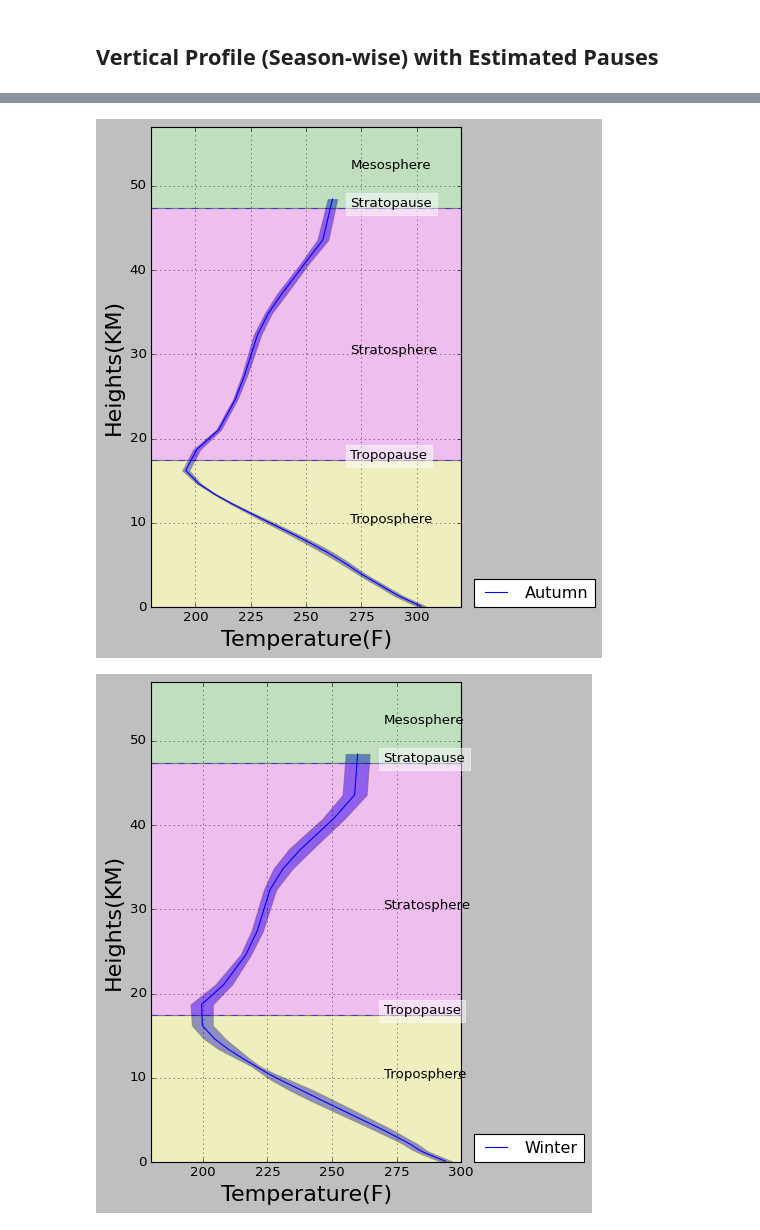
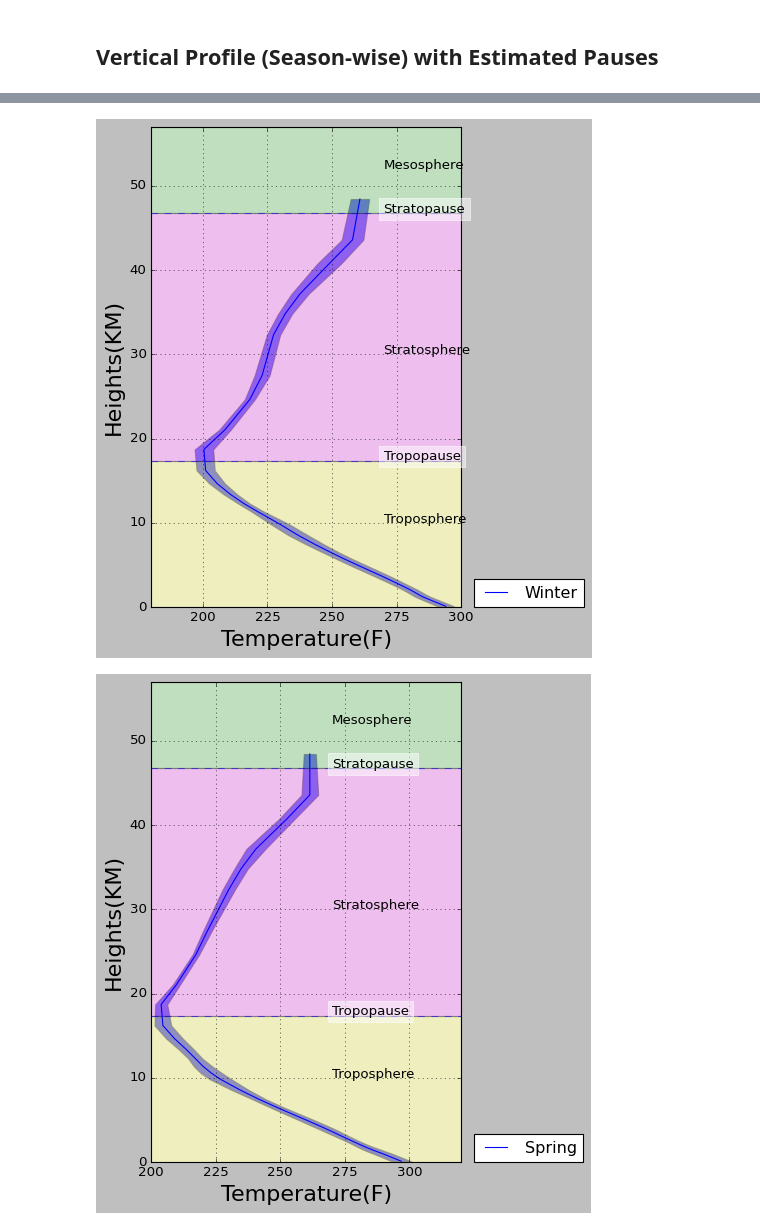
Before and after one commit to alinadevkota/DataViz, a Jupyter notebook: notebooks/Visualize netcdf data.ipynb, the cells around one changed output, grey strips where cells are left out. Drawn from its saved outputs; the diff is of its cells as text; code cells hidden in the pictures.

```diff
--- a/notebooks/Visualize netcdf data.ipynb
+++ b/notebooks/Visualize netcdf data.ipynb
@@ -325,7 +301,7 @@ def extract_minima(x, y):
     t_indices = [] # initialize indices for tropopause
     s_indices = [] # initialize indices for mesopause
     for i in indices:
-        if 12 < y[i] <= 25:
+        if 13 < y[i] <= 20:
             t_indices.append(i)
         if 55 <= y[i] <=120:
             s_indices.append(i)
@@ -352,6 +328,7 @@ all_df__ = all_df.set_index('Day')
 all_df_transposed = all_df__.T
 days = all_df_transposed.columns
 
+heights = all_df__.columns.values
 rows = []
 for day in days:
     temperatures = all_df_transposed[day].values
@@ -417,7 +394,7 @@ strato_height = pauses_df['Stratopause_height'].mean()
 # %%
 a1=0.5
 text_loc_h = 270
-colors = ['r', 'g', 'b', 'y']
+colors = ['b', 'g', 'r', 'y']
 
 fig,ax = plt.subplots(1, figsize=(6,7.5))
 
@@ -439,7 +416,7 @@ for season, df in group:
 # give background colors to different layers of the atmosphere
 plt.axhspan(0, topo_height, facecolor='y', alpha=0.25) # Troposphere region background color
 plt.axhspan(topo_height, strato_height, facecolor='m', alpha=0.25)
-plt.axhspan(strato_height, meso_height, facecolor='g', alpha=0.25)
+plt.axhspan(strato_height, 57, facecolor='g', alpha=0.25)
 
 # plot horizontal boundary lines at pauses
 plt.axhline(y=topo_height, color='b', linestyle='--', alpha=0.5) # border for Troposphere and Stratosphere
@@ -496,7 +473,7 @@ def vertical_profile_seasonal(season, a1=0.5, a2=0.25):
     # give background colors to different layers of the atmosphere
     plt.axhspan(0, topo_height, facecolor='y', alpha=0.25) # Troposphere region background color
     plt.axhspan(topo_height, strato_height, facecolor='m', alpha=0.25)
-    plt.axhspan(strato_height, meso_height, facecolor='g', alpha=0.25)
+    plt.axhspan(strato_height, 57, facecolor='g', alpha=0.25)
 
     # plot horizontal boundary lines at pauses
     plt.axhline(y=topo_height, color='b', linestyle='--', alpha=0.5) # border for Troposphere and Stratosphere
@@ -523,10 +500,10 @@ def vertical_profile_seasonal(season, a1=0.5, a2=0.25):
     plt.savefig('./output/month_wise_line_plot_vertical.pdf')
     plt.show()
 # %%
-# seasons = seasons_for_days.keys()
-seasons = ['Autumn', 'Winter', 'Spring']
+seasons = seasons_for_days.keys()
+# seasons = ['Autumn', 'Winter', 'Spring']
 for season in seasons:
     vertical_profile_seasonal(season)
 # %% [output]
-[figure, old version]
+[figure, new version]
-[figure, old version]
+[figure, new version]
```
Also changed, not shown: parts of 14 cells of this notebook.
